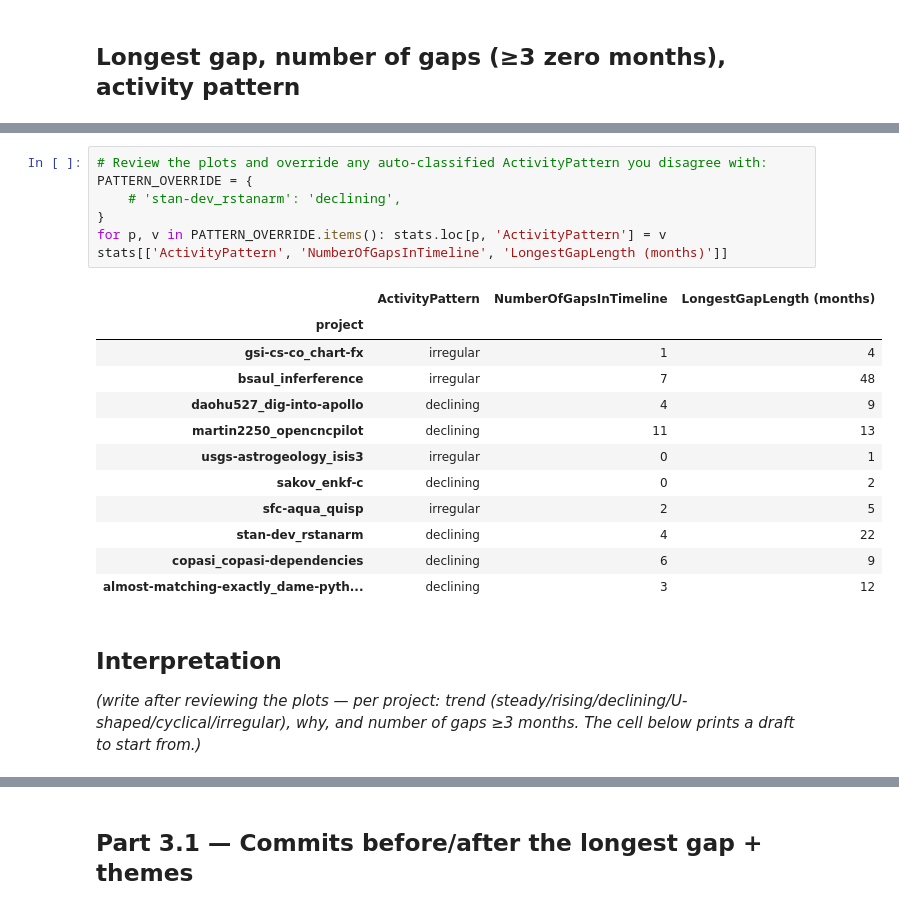
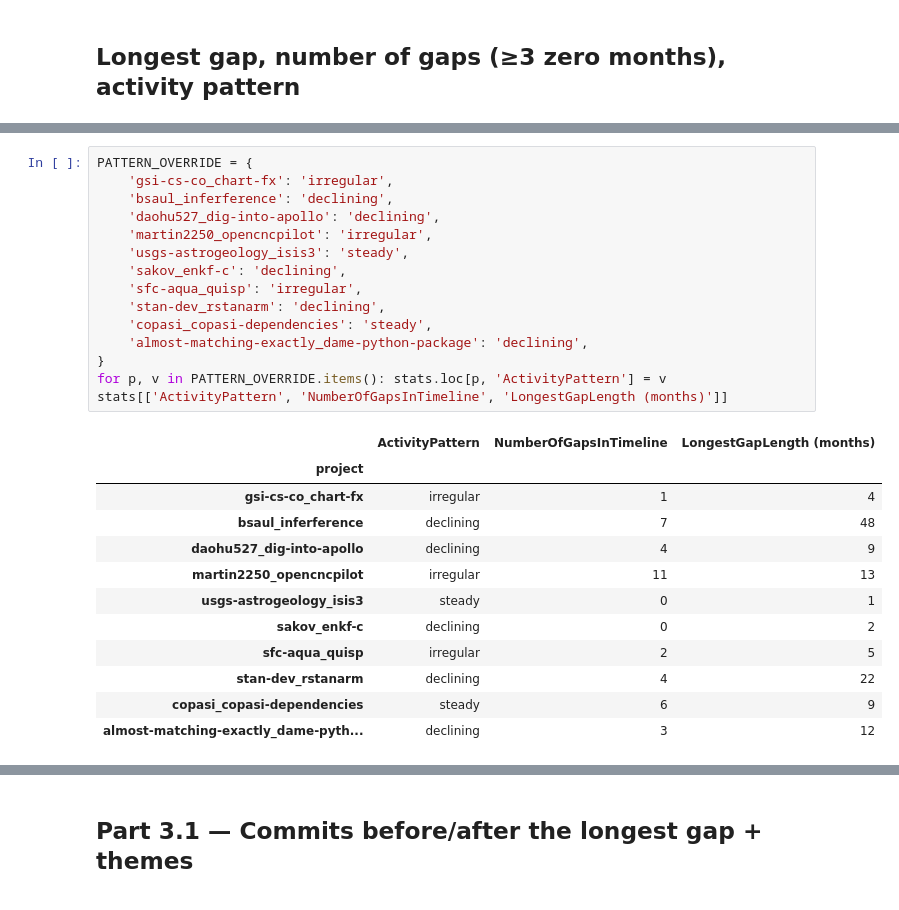
Before and after one commit to GasserElkhodary/MiniProject2, a Jupyter notebook: gelkhoda_vis.ipynb, the cells around one changed output, grey strips where cells are left out. Cells and saved outputs as stored; diff of their text form.

Commit message:
MP2 Parts 2-4: interpretation, themes, reflections

```diff
--- a/gelkhoda_vis.ipynb
+++ b/gelkhoda_vis.ipynb
@@ -128,25 +128,30 @@ stats
 | copasi_copasi-dependencies | 515 | 16 | 1362398954 | 1773320863 | 7 | 3 | 2026-09-16 | 2018-07 | ... |
 | almost-matching-exactly_dame-pyth... | 501 | 23 | 1564697002 | 1758126548 | 64 | 15 | 2025-07-26 | 2024-06 | ... |
 # %%
-# Review the plots and override any auto-classified ActivityPattern you disagree with:
 PATTERN_OVERRIDE = {
-    # 'stan-dev_rstanarm': 'declining',
+    'gsi-cs-co_chart-fx': 'irregular',
+    'bsaul_inferference': 'declining',
+    'daohu527_dig-into-apollo': 'declining',
+    'martin2250_opencncpilot': 'irregular',
+    'usgs-astrogeology_isis3': 'steady',
+    'sakov_enkf-c': 'declining',
+    'sfc-aqua_quisp': 'irregular',
+    'stan-dev_rstanarm': 'declining',
+    'copasi_copasi-dependencies': 'steady',
+    'almost-matching-exactly_dame-python-package': 'declining',
 }
 for p, v in PATTERN_OVERRIDE.items(): stats.loc[p, 'ActivityPattern'] = v
 stats[['ActivityPattern', 'NumberOfGapsInTimeline', 'LongestGapLength (months)']]
 # %% [output]
 |  | ActivityPattern | NumberOfGapsInTimeline | LongestGapLength (months) |
 | project |  |  |  |
 | gsi-cs-co_chart-fx | irregular | 1 | 4 |
-| bsaul_inferference | irregular | 7 | 48 |
+| bsaul_inferference | declining | 7 | 48 |
 | daohu527_dig-into-apollo | declining | 4 | 9 |
-| martin2250_opencncpilot | declining | 11 | 13 |
-| usgs-astrogeology_isis3 | irregular | 0 | 1 |
+| martin2250_opencncpilot | irregular | 11 | 13 |
+| usgs-astrogeology_isis3 | steady | 0 | 1 |
 | sakov_enkf-c | declining | 0 | 2 |
 | sfc-aqua_quisp | irregular | 2 | 5 |
 | stan-dev_rstanarm | declining | 4 | 22 |
-| copasi_copasi-dependencies | declining | 6 | 9 |
+| copasi_copasi-dependencies | steady | 6 | 9 |
 | almost-matching-exactly_dame-pyth... | declining | 3 | 12 |
-# %% [markdown]
-## Interpretation
-*(write after reviewing the plots — per project: trend (steady/rising/declining/U-shaped/cyclical/irregular), why, and number of gaps ≥3 months. The cell below prints a draft to start from.)*
```
Also changed, not shown: parts of 8 cells of this notebook, 11 other files.
